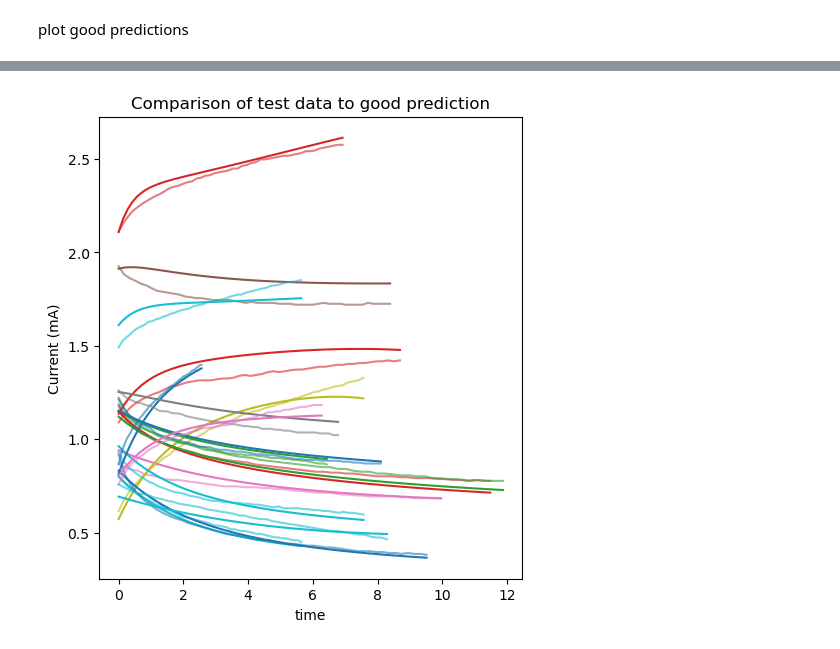
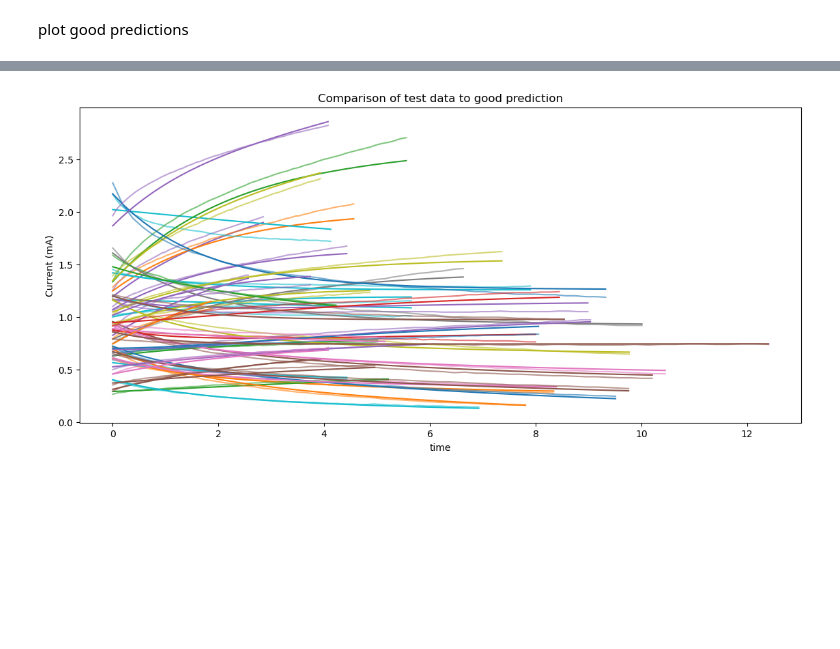
Before and after one commit to Quanta-Dan/Machine_Learning, a Jupyter notebook: neural_var_exp_model_square_error.ipynb, the cells around one changed output, grey strips where cells are left out. Saved outputs shown, nothing was run; the diff lists cells and outputs as text; code cells hidden in the pictures; blank space fills up the shorter version.

```diff
--- a/neural_var_exp_model_square_error.ipynb
+++ b/neural_var_exp_model_square_error.ipynb
@@ -162,21 +175,27 @@ def custom_loss(y_true, y_pred):
     return loss
 
 
-def create_nn():
+def create_nn(dropout_rate=0.5):
     global X_train, points
     # Input layer, the number of input nodes is governed by X_data.shape[1]
     # X_data.shape[1] is the number of columns in X_data
     inputs = keras.Input(shape=(X_train.shape[1],), name='input')
-
+    x = inputs
     # Dense layers
     #layers_norm = keras.layers.BatchNormalization()(inputs)
-    layers_dense = keras.layers.Dense(10, 'linear')(inputs)
-    layers_dense2 = keras.layers.Dense(10, 'linear')(layers_dense)
-    layers_dense3 = keras.layers.Dense(20, 'linear')(layers_dense2)
-    layers_dense4 = keras.layers.Dense(20, 'linear')(layers_dense3)
+    dropout_layer = False
+    params_per_layer = 10
+    number_of_layers = 40
+    for i in range(number_of_layers):
+        x = keras.layers.Dense(params_per_layer, 'linear')(x)
+        if dropout_layer:
+            x = keras.layers.Dropout(rate=dropout_rate)(x)
+
+
+
     # Parameter layer
     # layers_norm = keras.layers.LayerNormalization()(layers_dense2)
-    parameters = keras.layers.Dense(parameter_count)(layers_dense4)
+    parameters = keras.layers.Dense(parameter_count)(x)
     # Expand parameters to have same shape as y_true
     expanded_parameters = keras.layers.RepeatVector(points)(parameters)
 
@@ -186,7 +205,7 @@ def create_nn():
 if load:
     model = keras.models.load_model(model_path, custom_objects={'custom_loss':custom_loss})
 else:
-    model = create_nn()
+    model = create_nn(dropout_rate=0.1)
 
 model.summary()
 # %% [output]
@@ -215,16 +234,16 @@ def compile_model(model):
 
 
 
-number_of_epochs = 200
+number_of_epochs = 1000
 
 
 
 
-earlystopper = keras.callbacks.EarlyStopping(monitor="val_loss",baseline = 1, patience=number_of_epochs,restore_best_weights=True)
-reduce_lr = keras.callbacks.ReduceLROnPlateau(monitor='val_loss',
+earlystopper = keras.callbacks.EarlyStopping(monitor="val_loss",baseline = 1, patience=number_of_epochs,restore_best_weights=False)
+reduce_lr = keras.callbacks.ReduceLROnPlateau(monitor='loss',
                               factor=0.8,
                               patience=20,
-                              min_lr=1e-6)
+                              min_lr=1e-8)
 compile_model(model)
 
 import seaborn as sns
@@ -243,7 +262,7 @@ def plot_history(history, metrics, y_lim):
     plt.ylabel("metric")
 # %%
 history = model.fit(X_train, y_train,
-                    batch_size=10,
+                    batch_size=128,
                     epochs=number_of_epochs,
                     validation_data = (X_val,y_val),
                     callbacks=[earlystopper
@@ -397,21 +417,21 @@ print(count_bad, count_total)
 # %% [markdown]
 plot good predictions
 # %%
-plt.figure(figsize=(12, 6))
+plt.figure(figsize=(30, 6))
 y_test_prediction = model.predict(X_test)
 plt.subplot(1, 2, 2)
 count_total = X_test.shape[0]
-count_bad = 0
+count_good = 0
 for test_entry_index in range(X_test.shape[0]):
     y_true = y_test[test_entry_index,:,:]
     param_predicted = y_test_prediction[test_entry_index,0 ,: ]
     if np.max(np.abs((y_true[:,1]- model_function.exponential_function(y_true[:,0], param_predicted))/y_true[:,1]))<0.1:
         plt.plot(y_true[:,0], model_function.exponential_function(y_true[:,0], param_predicted), '-', color = f'C{test_entry_index}', alpha = 1, )
         plt.plot(y_true[:,0], y_true[:,1], '-', color = f'C{test_entry_index}', alpha = 0.6, )
-        count_bad +=1
+        count_good +=1
 
 plt.xlabel('time')
 plt.ylabel('Current (mA)')
 plt.title('Comparison of test data to good prediction')
-print(count_bad, count_total)
+print(count_good, count_total)
 # %% [output]
@@ -420 +440 @@ print(count_bad, count_total)
-[figure, old version]
+[figure, new version]
```
Also changed, not shown: parts of 13 cells of this notebook, 18 other files.
